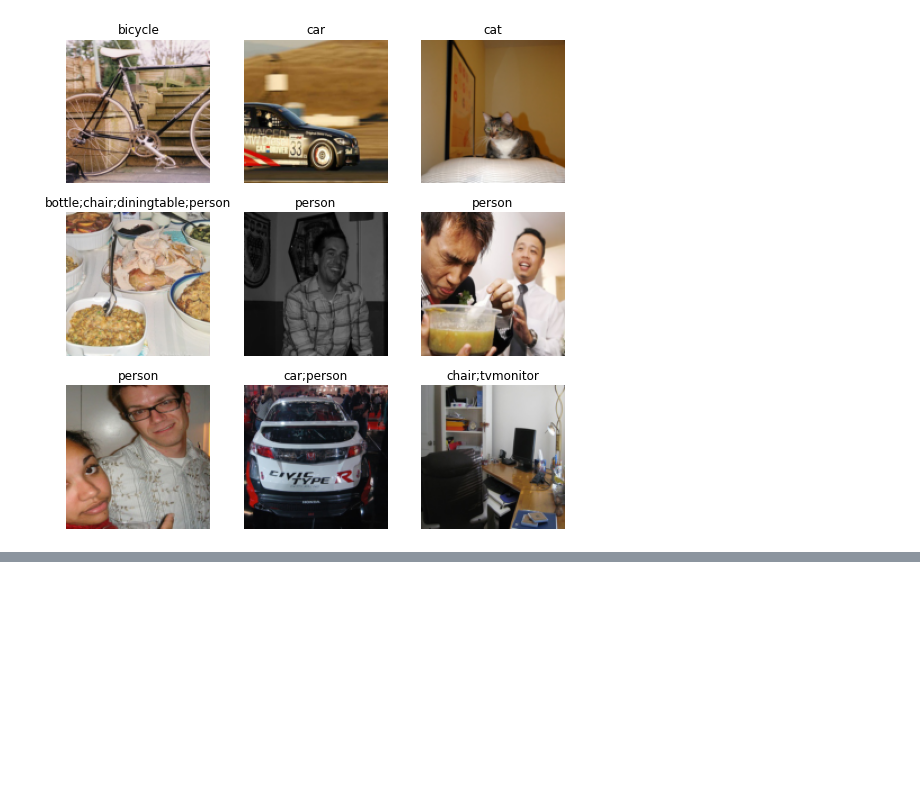
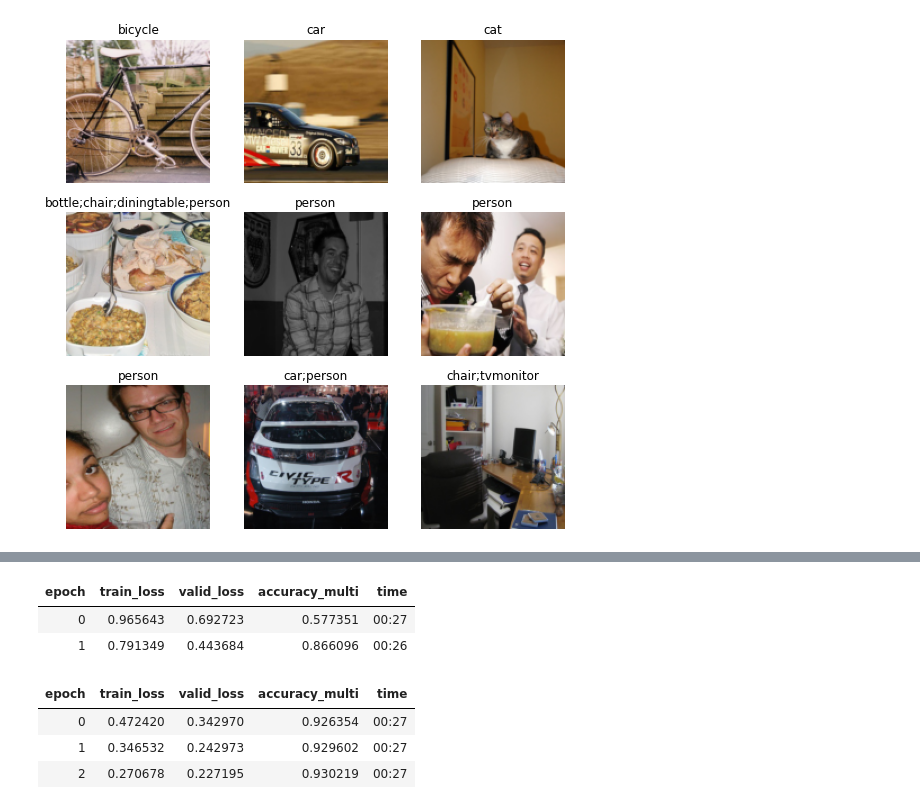
Before and after one commit to LukeWeidenwalker/fastai-notebooks, a Jupyter notebook: 06_pascal_multicat.ipynb, the cells around one changed output, grey strips where cells are left out. Cells and saved outputs as stored; diff of their text form; code cells hidden in the pictures; blank space fills up the shorter version.

```diff
--- a/06_pascal_multicat.ipynb
+++ b/06_pascal_multicat.ipynb
@@ -66,3 +62,7 @@ dls = pascal_block.dataloaders(df)
 dls.show_batch()
 # %% [output]
 [figure]
+# %%
+learn = cnn_learner(dls, resnet34, metrics=accuracy_multi)
+learn.fine_tune(3, freeze_epochs=2)
+# %% [output]
@@ -68,0 +70,7 @@ dls.show_batch()
+| epoch | train_loss | valid_loss | accuracy_multi | time |
+| 0 | 0.965643 | 0.692723 | 0.577351 | 00:27 |
+| 1 | 0.791349 | 0.443684 | 0.866096 | 00:26 |
+| epoch | train_loss | valid_loss | accuracy_multi | time |
+| 0 | 0.472420 | 0.342970 | 0.926354 | 00:27 |
+| 1 | 0.346532 | 0.242973 | 0.929602 | 00:27 |
+| 2 | 0.270678 | 0.227195 | 0.930219 | 00:27 |
```
Also changed, not shown: parts of 9 cells of this notebook.
